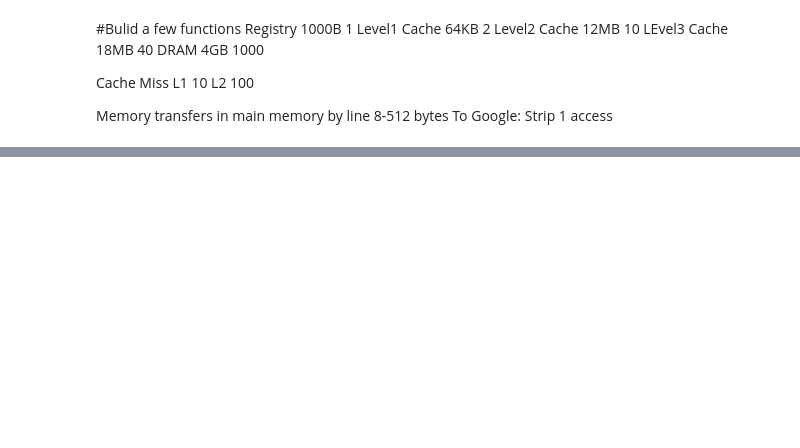
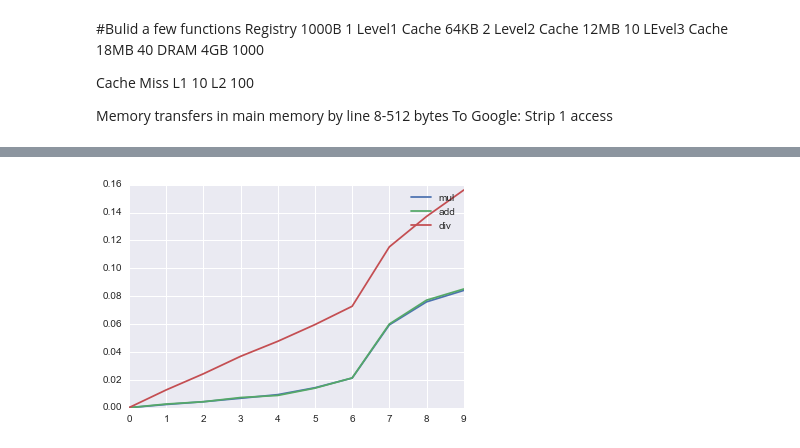
Before and after one commit to dgasmith/SICM2-Software-Summer-School-2014, a Jupyter notebook: ComputerArchitechture/MemoryAlignment/Untitled0.ipynb, the cells around one changed output, grey strips where cells are left out. Saved outputs shown, nothing was run; the diff lists cells and outputs as text; code cells hidden in the pictures; blank space fills up the shorter version.

```diff
--- a/ComputerArchitechture/MemoryAlignment/Untitled0.ipynb
+++ b/ComputerArchitechture/MemoryAlignment/Untitled0.ipynb
@@ -87,19 +96,26 @@ sample_count = 10
 array_sizes = np.linspace(10, dim_array_max/100, sample_count)
 matrix_sizes = np.linspace(10, dim_matrix_max, sample_count)
 
-f_times = []
-c_times = []
+times = defaultdict(list)
+
+def time_arr_operation(operation, number=10):
+    return timeit.timeit(operation,
+        'import numpy as np; from __main__ import arr',
+         number=number)
+
 
 for x in array_sizes:
     x = int(x)
     arr = np.random.rand(x)
     GB_Size = arr.nbytes/1E9
-    print 'Length of array %d is %5.5f bytes' % (x, GB_Size)
-    %timeit arr + arr
-    %timeit arr - arr
-    %timeit arr * arr
-    %timeit arr **2
-    %timeit arr **10
-    %timeit arr / arr
-    print ''
+
+    times['add'].append(time_arr_operation('arr+arr', number=sample_size))
+    times['mul'].append(time_arr_operation('arr*arr', number=sample_size))
+    times['div'].append(time_arr_operation('arr/arr', number=sample_size))
+
+
+for key in times.keys():
+    plt.plot(np.arange(sample_count), times[key], label=key)
+
+plt.legend()
 # %% [output]
@@ -122,0 +123 @@ Length of array 69453 is 0.00056 bytes
+[figure, added]
```
Also changed, not shown: parts of 3 cells of this notebook, 5 other files.
